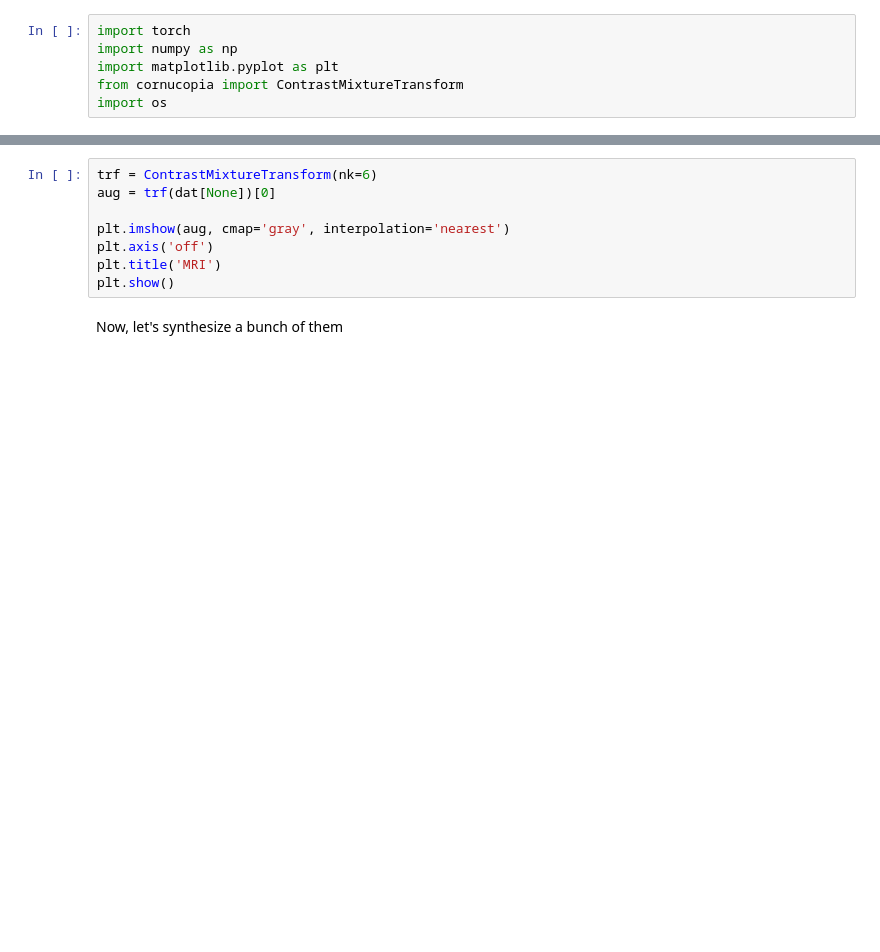
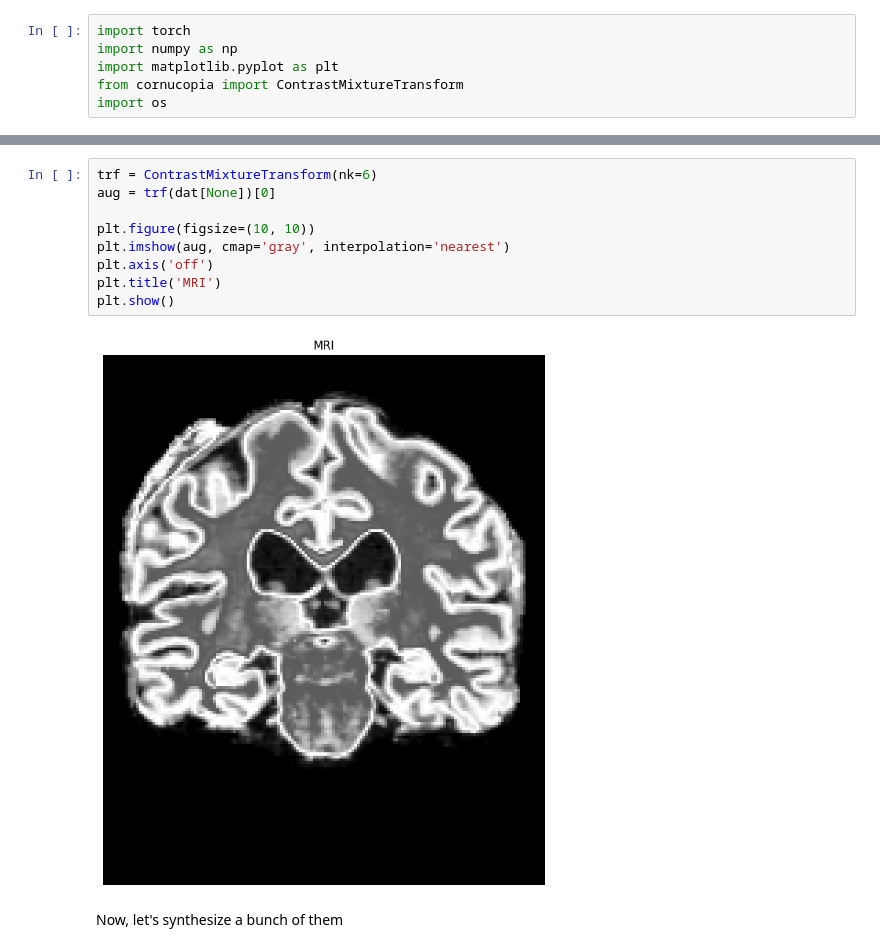
Before and after one commit to balbasty/cornucopia, a Jupyter notebook: docs/examples/contrast.ipynb, the cells around one changed output, grey strips where cells are left out. Drawn from its saved outputs; the diff is of its cells as text; blank space fills up the shorter version.

```diff
--- a/docs/examples/contrast.ipynb
+++ b/docs/examples/contrast.ipynb
@@ -26,11 +60,14 @@ an intact 3D volume.
 # %%
 trf = ContrastMixtureTransform(nk=6)
 aug = trf(dat[None])[0]
 
+plt.figure(figsize=(10, 10))
 plt.imshow(aug, cmap='gray', interpolation='nearest')
 plt.axis('off')
 plt.title('MRI')
 plt.show()
+# %% [output]
+[figure, added]
 # %% [markdown]
 Now, let's synthesize a bunch of them
 # %%
```
Also changed, not shown: parts of 6 cells of this notebook, 23 other files.
